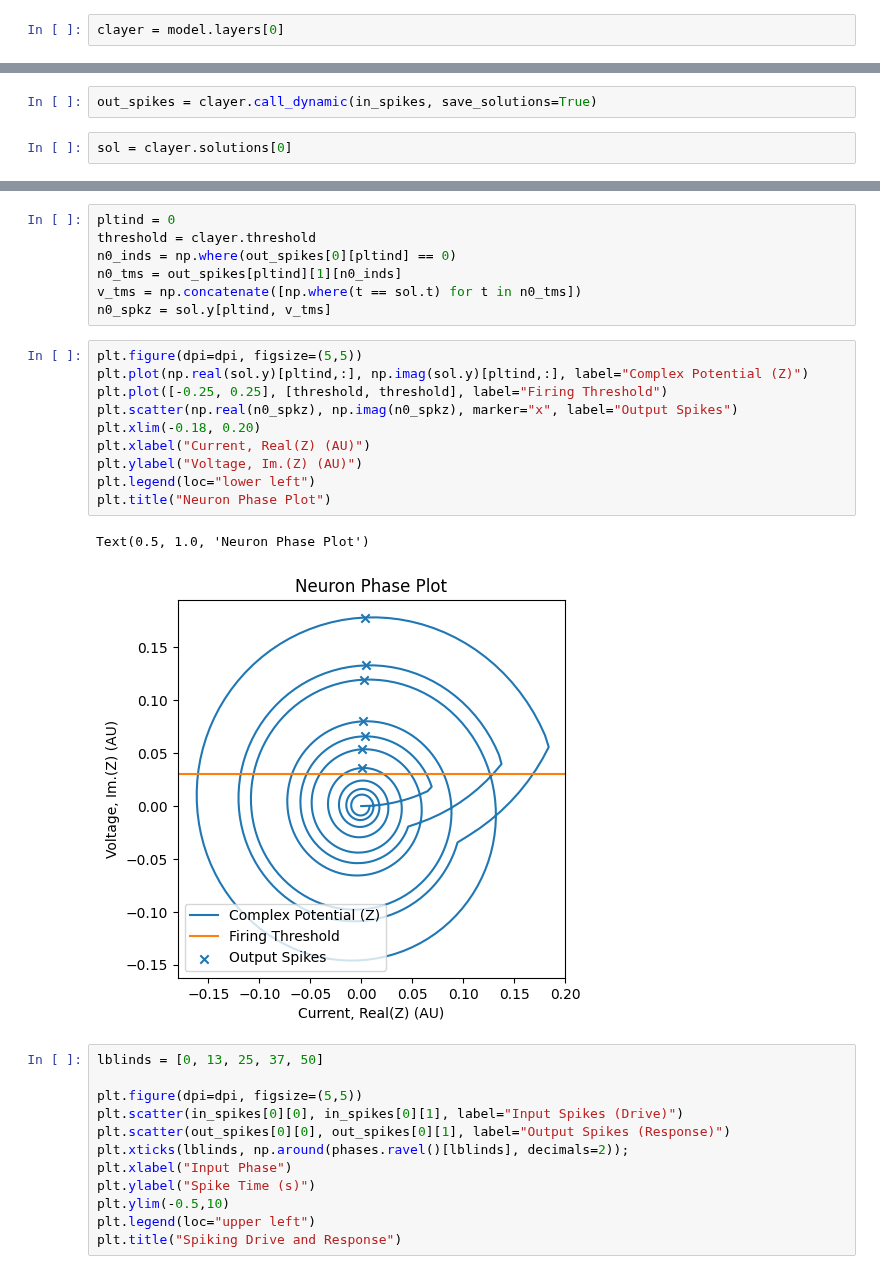
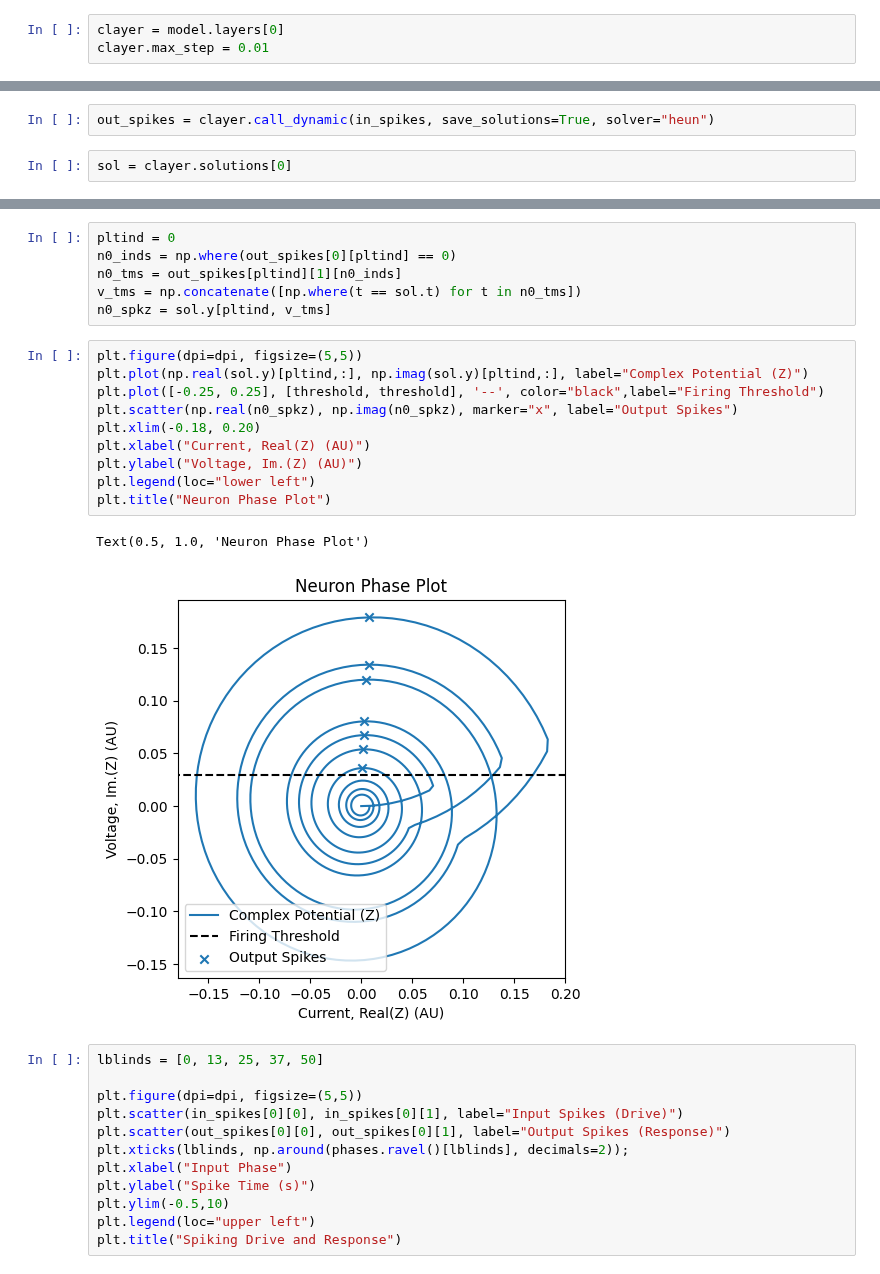
Before and after one commit to wilkieolin/phasor_networks, a Jupyter notebook: phasor neuron identity.ipynb, the cells around one changed output, grey strips where cells are left out. Saved outputs shown, nothing was run; the diff lists cells and outputs as text.

```diff
--- a/phasor neuron identity.ipynb
+++ b/phasor neuron identity.ipynb
@@ -60,6 +60,7 @@ array([[-0.95      , -0.912     , -0.874     , -0.836     , -0.798     ,
          0.95      ]], dtype=float32)>
 # %%
 clayer = model.layers[0]
+clayer.max_step = 0.01
 # %%
 """
 Convert real-valued phases into a spike train for the model in this notebook.
@@ -103,7 +104,7 @@ Text(0, 0.5, 'Spike Time')
 # %% [markdown]
 Carry out dynamic execution with the spike train above as an input
 # %%
-out_spikes = clayer.call_dynamic(in_spikes, save_solutions=True)
+out_spikes = clayer.call_dynamic(in_spikes, save_solutions=True, solver="heun")
 # %%
 sol = clayer.solutions[0]
 # %%
@@ -146,6 +159,5 @@ Text(0.5, 1.0, 'Single Neuron Current & Voltage')
 # %%
 pltind = 0
-threshold = clayer.threshold
 n0_inds = np.where(out_spikes[0][pltind] == 0)
 n0_tms = out_spikes[pltind][1][n0_inds]
 v_tms = np.concatenate([np.where(t == sol.t) for t in n0_tms])
@@ -153,16 +165,16 @@ n0_spkz = sol.y[pltind, v_tms]
 # %%
 plt.figure(dpi=dpi, figsize=(5,5))
 plt.plot(np.real(sol.y)[pltind,:], np.imag(sol.y)[pltind,:], label="Complex Potential (Z)")
-plt.plot([-0.25, 0.25], [threshold, threshold], label="Firing Threshold")
+plt.plot([-0.25, 0.25], [threshold, threshold], '--', color="black",label="Firing Threshold")
 plt.scatter(np.real(n0_spkz), np.imag(n0_spkz), marker="x", label="Output Spikes")
 plt.xlim(-0.18, 0.20)
 plt.xlabel("Current, Real(Z) (AU)")
 plt.ylabel("Voltage, Im.(Z) (AU)")
 plt.legend(loc="lower left")
 plt.title("Neuron Phase Plot")
 # %% [output]
 Text(0.5, 1.0, 'Neuron Phase Plot')
-[figure, old version]
+[figure, new version]
 # %%
 lblinds = [0, 13, 25, 37, 50]
 
```
Also changed, not shown: parts of 7 cells of this notebook, 5 other files.
